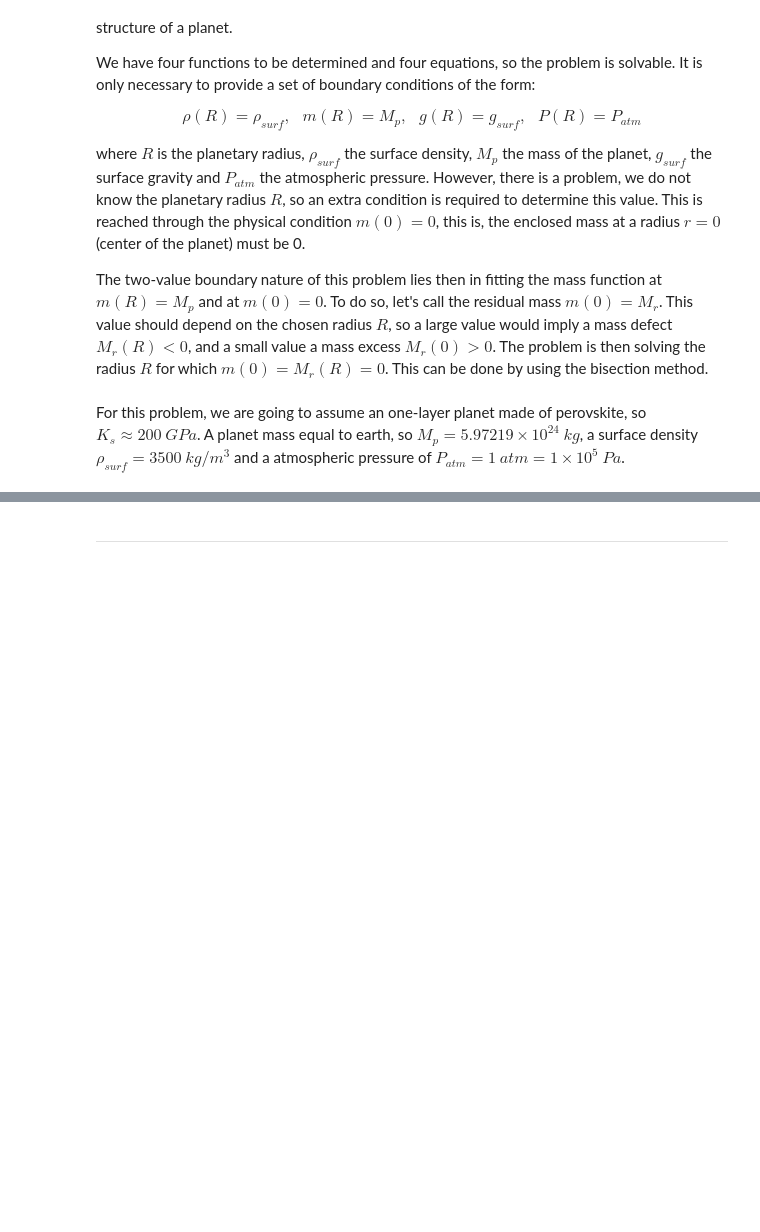
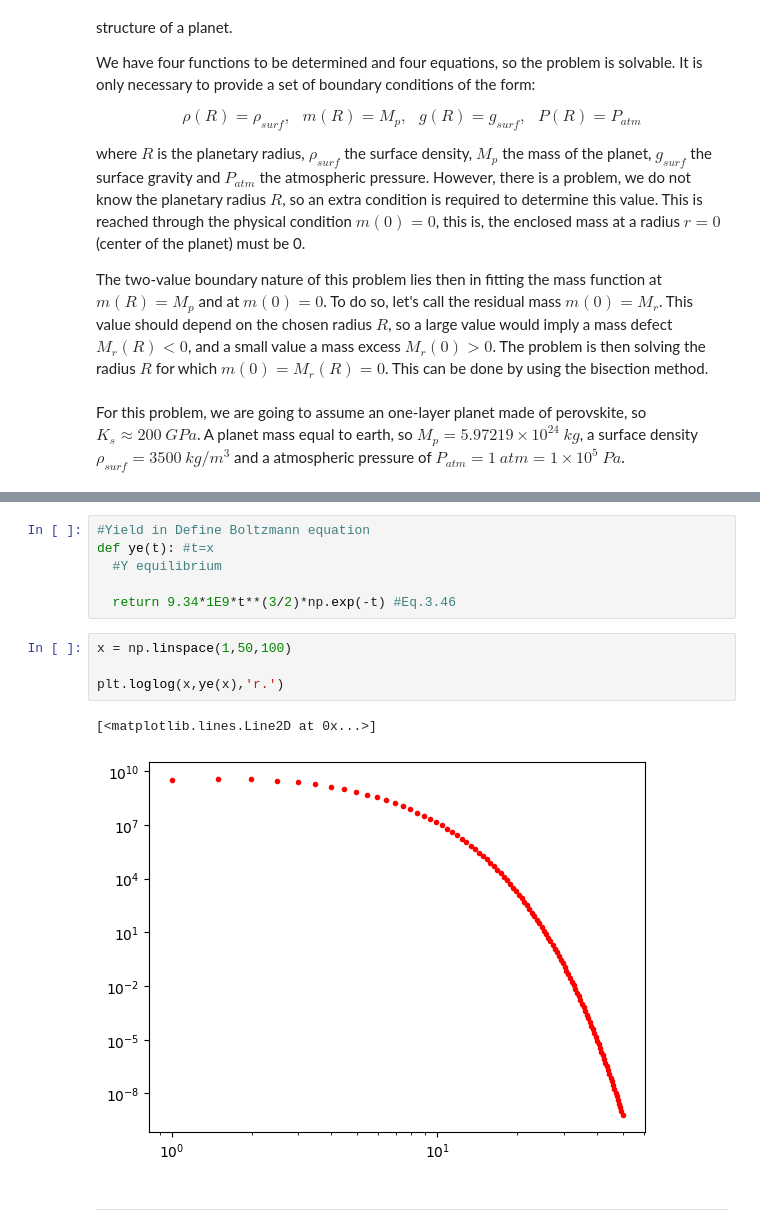
Before and after one commit to anferivera/Programming, a Jupyter notebook: 7_1_differential_equations.ipynb, the cells around one changed output, grey strips where cells are left out. Cells and saved outputs as stored; diff of their text form; blank space fills up the shorter version.

```diff
--- a/7_1_differential_equations.ipynb
+++ b/7_1_differential_equations.ipynb
@@ -609,2 +705,15 @@ For this problem, we are going to assume an one-layer planet made of perovskite,
+# %%
+#Yield in Define Boltzmann equation
+def ye(t): #t=x
+  #Y equilibrium
+
+  return 9.34*1E9*t**(3/2)*np.exp(-t) #Eq.3.46
+# %%
+x = np.linspace(1,50,100)
+
+plt.loglog(x,ye(x),'r.')
+# %% [output]
+[<matplotlib.lines.Line2D at 0x...>]
+[figure, added]
 # %% [markdown]
 - - -
```
Also changed, not shown: parts of 14 cells of this notebook.
